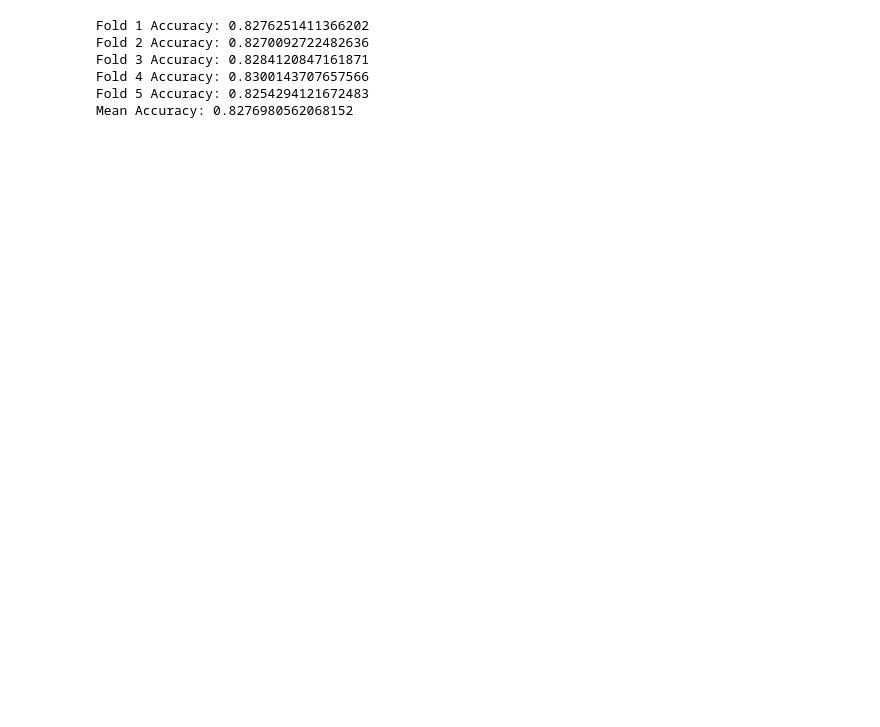
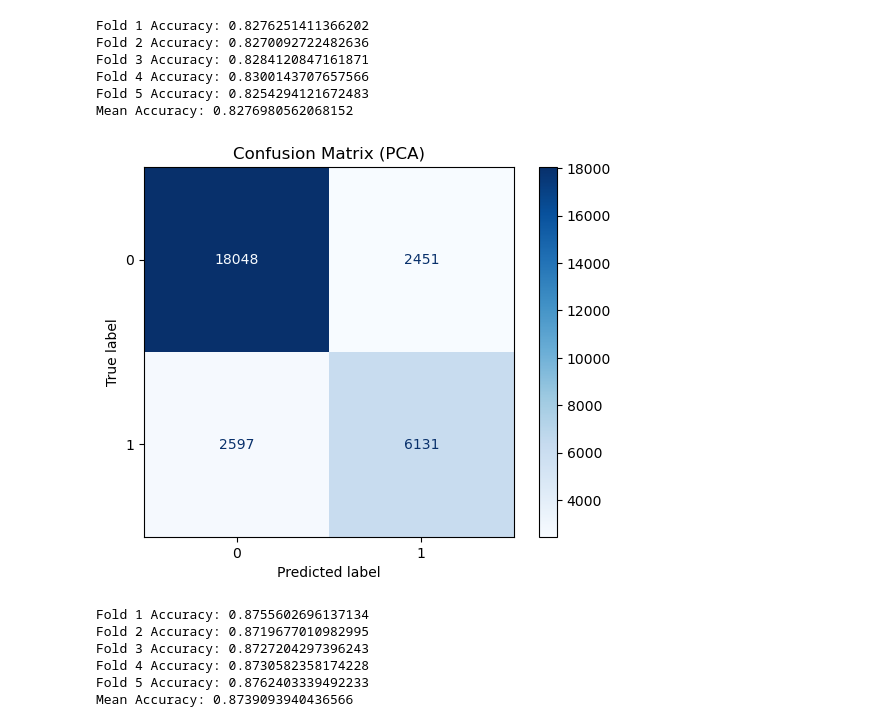
Before and after one commit to GabrieleGentil/STA141C, a Jupyter notebook: sta_141c_final_project.ipynb, the cells around one changed output. Cells and saved outputs as stored; diff of their text form; code cells hidden in the pictures; blank space fills up the shorter version.

```diff
--- a/sta_141c_final_project.ipynb
+++ b/sta_141c_final_project.ipynb
@@ -333,3 +501,48 @@ Fold 3 Accuracy: 0.8284120847161871
 Fold 4 Accuracy: 0.8300143707657566
 Fold 5 Accuracy: 0.8254294121672483
 Mean Accuracy: 0.8276980562068152
+# %%
+X_train, X_test, y_train, y_test = train_test_split(X_pca, y, test_size=0.2, random_state=42)
+pca_rf = RandomForestClassifier(n_estimators=100, random_state=42)
+pca_rf.fit(X_train, y_train)
+y_pred = pca_rf.predict(X_test)
+cm=confusion_matrix(y_test, y_pred)
+disp = ConfusionMatrixDisplay(confusion_matrix=cm)
+disp.plot(cmap='Blues')
+plt.title('Confusion Matrix (PCA)')
+plt.show()
+# %% [output]
+[figure, added]
+# %%
+#kfold on PCA 2
+def income_class(Income):
+    if Income in range(0, 9):
+        return 0
+    else:
+        return 1
+df['Income_class'] = df['Income'].apply(income_class)
+
+X = df.drop(columns=['Income', 'Income_class'])
+y = df['Income_class']
+
+scaler = MinMaxScaler()
+X_scaled = scaler.fit_transform(X)
+
+pca = PCA(n_components=7)
+X_pca = pca.fit_transform(X_scaled)
+
+pca_rf = RandomForestClassifier(n_estimators=100, random_state=42)
+kf = KFold(n_splits=5, shuffle=True, random_state=42)
+
+cv_scores = cross_val_score(pca_rf, X_pca, y, cv=kf, scoring='accuracy')
+
+for fold, score in enumerate(cv_scores, 1):
+    print(f"Fold {fold} Accuracy: {score}")
+print(f"Mean Accuracy: {np.mean(cv_scores)}")
+# %% [output]
+Fold 1 Accuracy: 0.8755602696137134
+Fold 2 Accuracy: 0.8719677010982995
+Fold 3 Accuracy: 0.8727204297396243
+Fold 4 Accuracy: 0.8730582358174228
+Fold 5 Accuracy: 0.8762403339492233
+Mean Accuracy: 0.8739093940436566
```
Also changed, not shown: parts of 19 cells of this notebook.
